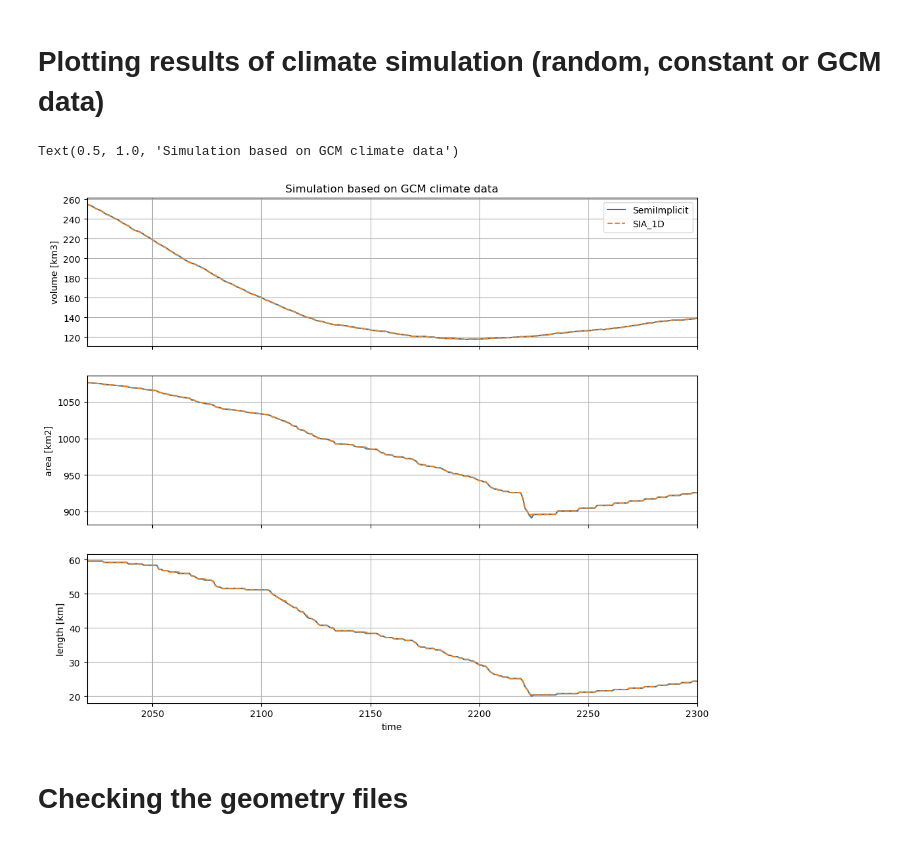
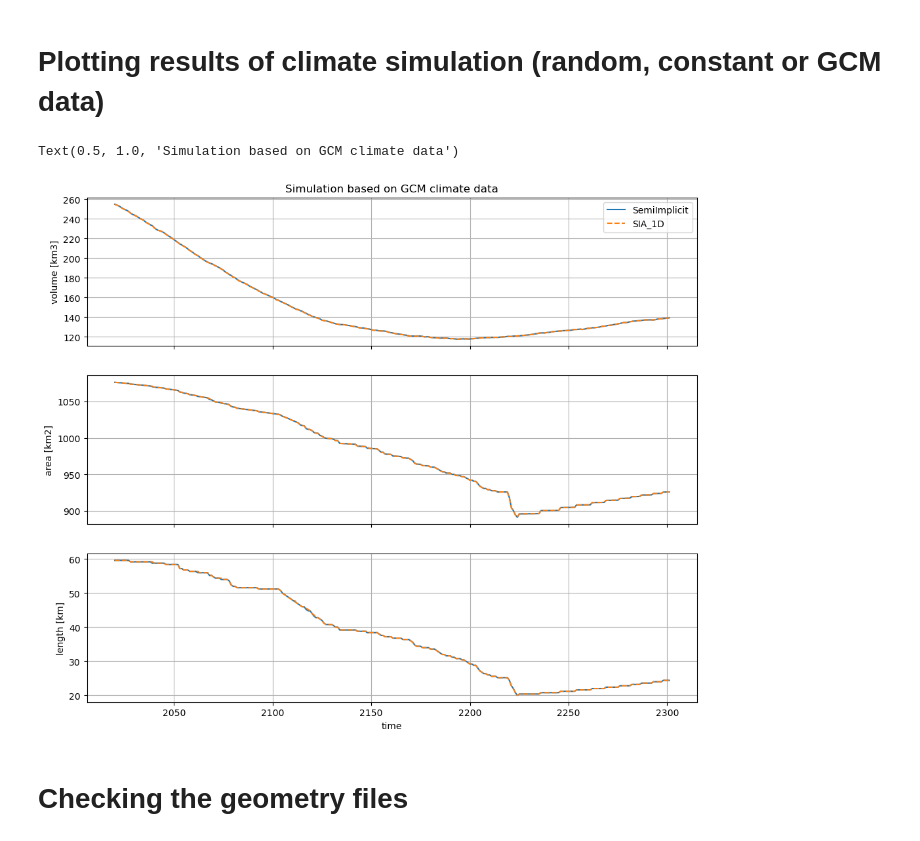
Before and after one commit to ODINN-SciML/iceflow_sandbox, a Jupyter notebook: notebooks/OGGM_integration_test.ipynb, the cells around one changed output. Drawn from its saved outputs; the diff is of its cells as text; code cells hidden in the pictures.

```diff
--- a/notebooks/OGGM_integration_test.ipynb
+++ b/notebooks/OGGM_integration_test.ipynb
@@ -29,10 +30,10 @@ cfg.PARAMS['continue_on_error'] = True
 # %%
 rgi_id = ['RGI60-14.07524'] #MdG 03643 #Siachen 14.07524
 base_url = 'https://cluster.klima.uni-bremen.de/~oggm/gdirs/oggm_v1.6/L3-L5_files/2023.1/elev_bands/W5E5/'
-gdirs = workflow.init_glacier_directories(rgi_id, from_prepro_level=5, prepro_base_url=base_url, prepro_border=160)
+gdirs = workflow.init_glacier_directories(rgi_id, from_prepro_level=4, prepro_base_url=base_url, prepro_border=160)
 gdir=gdirs[0]
 
 cfg.PARAMS['use_inversion_params_for_run']= True
 
-tasks.init_present_time_glacier(gdir)
+workflow.execute_entity_task(tasks.init_present_time_glacier,gdirs);
 # %% [output]
@@ -353,32 +353,32 @@ ax1.set_xlim([2020,2300])
 # %%
 f, (ax1, ax2,ax3) = plt.subplots(3, 1, figsize=(12, 10),sharex=True)
 
 (ds.volume*1e-9).plot(ax=ax1,label="SemiImplicit")
 (ds2.volume*1e-9).plot(ax=ax1,linestyle="dashed",label="SIA_1D")
 
 (ds.area*1e-6).plot(ax=ax2)
 (ds2.area*1e-6).plot(ax=ax2,linestyle='dashed')
 
 
 (ds.length*1e-3).plot(ax=ax3)
 (ds2.length*1e-3).plot(ax=ax3,linestyle="dashed")
 
 ax1.grid()
 ax1.set_ylabel('volume [km3]')
 ax1.set_xlabel('')
 ax2.grid()
 ax2.set_ylabel('area [km2]')
 ax2.set_xlabel('')
 ax2.set_title('')
 ax3.grid()
 ax3.set_ylabel('length [km]')
 ax3.set_title('')
 ax1.legend()
-ax1.set_xlim([2020,2300])
+#ax1.set_xlim([2020,2100])
 ax1.set_title('Simulation based on GCM climate data')
 # %% [output]
 Text(0.5, 1.0, 'Simulation based on GCM climate data')
-[figure, old version]
+[figure, new version]
 # %% [markdown]
 # Checking the geometry files
 # %%
```
Also changed, not shown: parts of 37 cells of this notebook, 2 other files.
